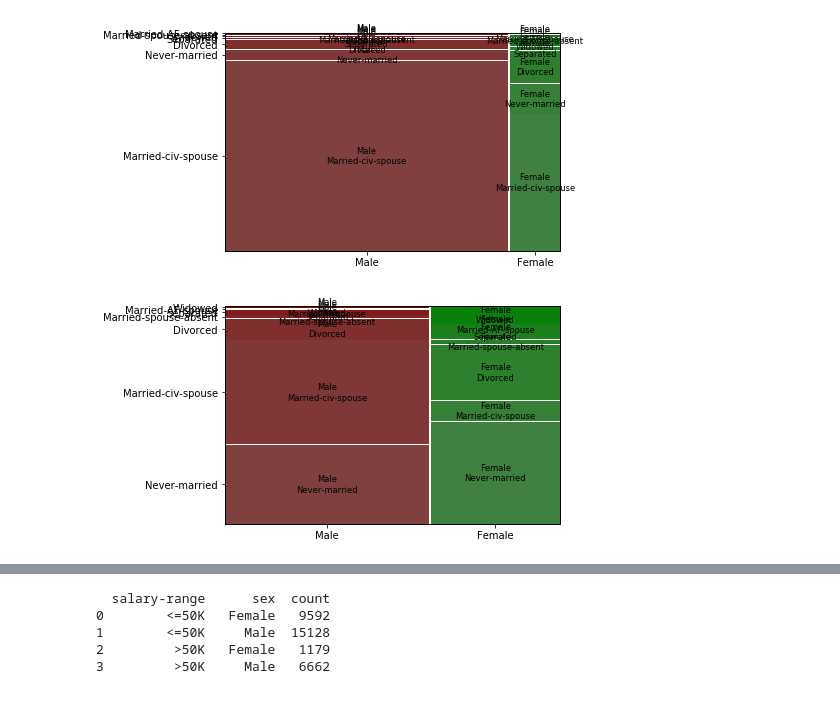
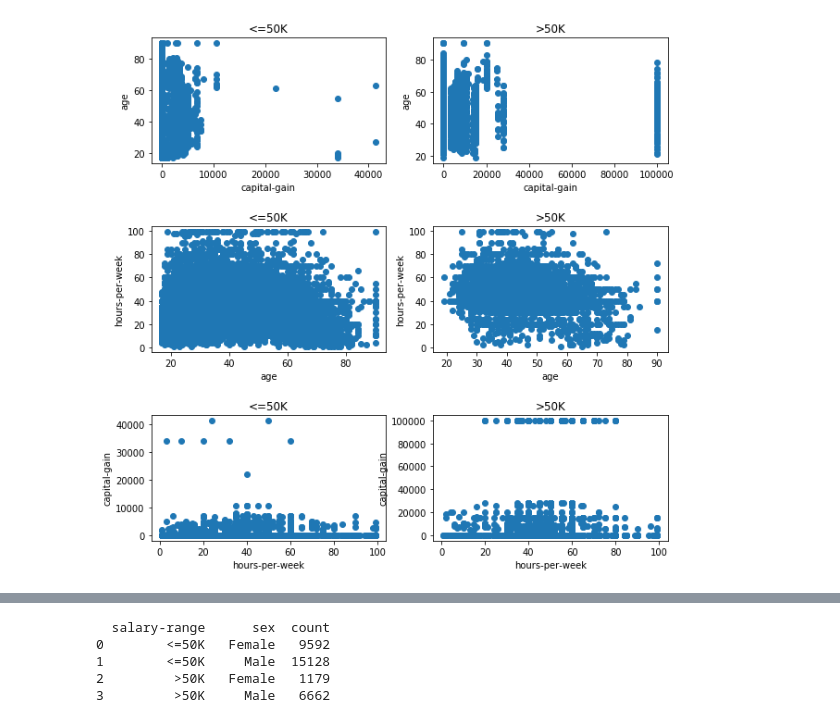
Before and after one commit to iamjagdeesh/Prediction-of-factors-influencing-salary, a Jupyter notebook: individual_attributes_analysis_jagdeesh.ipynb, the cells around one changed output, grey strips where cells are left out. Drawn from its saved outputs; the diff is of its cells as text; code cells hidden in the pictures.

Commit message:
combination plots

```diff
--- a/individual_attributes_analysis_jagdeesh.ipynb
+++ b/individual_attributes_analysis_jagdeesh.ipynb
@@ -7,3 +7,8 @@ from statsmodels.graphics.mosaicplot import mosaic
 df = pd.read_csv('./dataset/adult.data.txt', sep=", ", header=None)
 df.columns = ["age", "workclass", "fnlwgt", "education", "education-num", "marital-status", "occupation", "relationship", \
               "race", "sex", "capital-gain", "capital-loss", "hours-per-week", "native-country", "salary-range"]
+below_50K = df[df["salary-range"] == "<=50K"]
+above_50K = df[df["salary-range"] == ">50K"]
+
+df['class'] = (df["salary-range"] == ">50K")*1
+#print(df['class'])
@@ -43,13 +14,0 @@ plt.show()
-# %%
-df1 = df.loc[df["salary-range"] == ">50K"]
-mosaic(df1, ['sex', 'marital-status'])
-plt.show()
-# %% [output]
-[figure, removed]
-# %%
-df2 = df.loc[df["salary-range"] == "<=50K"]
-df2
-mosaic(df2, ['sex', 'marital-status'])
-plt.show()
-# %% [output]
-[figure, removed]
@@ -55,0 +64,4 @@ plt.show()
+# %%
+plot_scatter_plot('capital-gain', 'age', 'hours-per-week')
+# %% [output]
+[figure, added]
```
Also changed, not shown: parts of 12 cells of this notebook.
